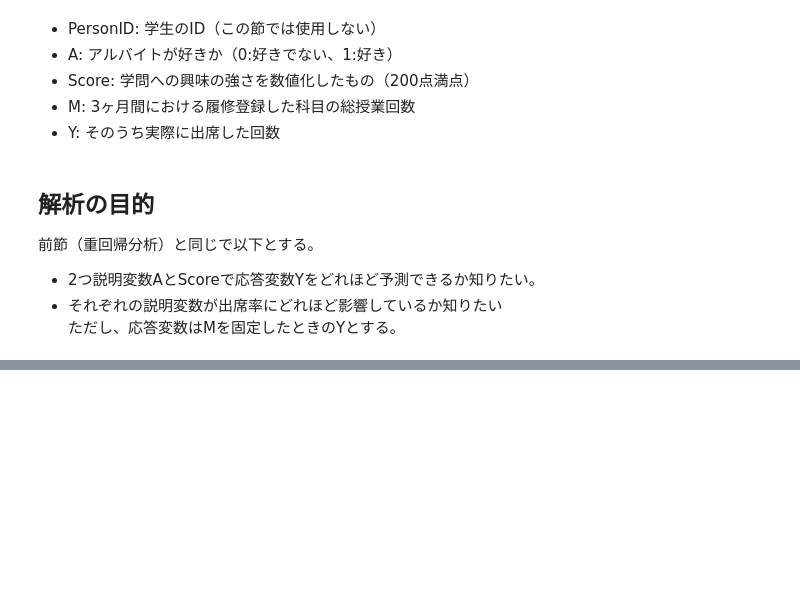
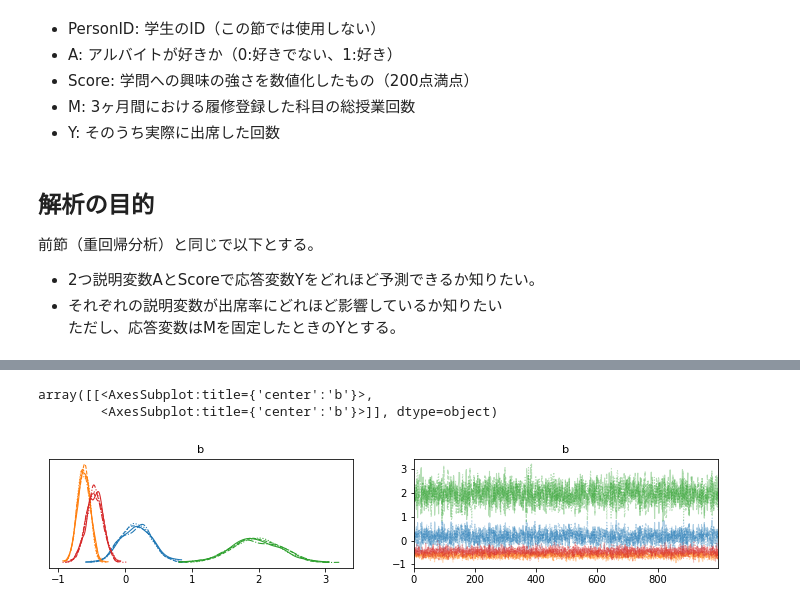
Before and after one commit to obata01/for-learning, a Jupyter notebook: src/chapter-05/pystan.ipynb, the cells around one changed output, grey strips where cells are left out. Cells and saved outputs as stored; diff of their text form; code cells hidden in the pictures; blank space fills up the shorter version.

```diff
--- a/src/chapter-05/pystan.ipynb
+++ b/src/chapter-05/pystan.ipynb
@@ -30,0 +275,3 @@ data.head()
+# %%
+data = pd.read_csv("./data/data-attendance-3.txt")
+data.head()
@@ -30,0 +315,4 @@ data.head()
+# %%
+mapping = {"A": 0.0, "B": 0.2, "C": 1.0}
+data["Weather"] = data["Weather"].map(mapping)
+data
@@ -30,0 +457,6 @@ data.head()
+# %%
+az.plot_trace(fit)
+# %% [output]
+array([[<AxesSubplot:title={'center':'b'}>,
+        <AxesSubplot:title={'center':'b'}>]], dtype=object)
+[figure, added]
```
Also changed, not shown: parts of 40 cells of this notebook, 2 other files.
